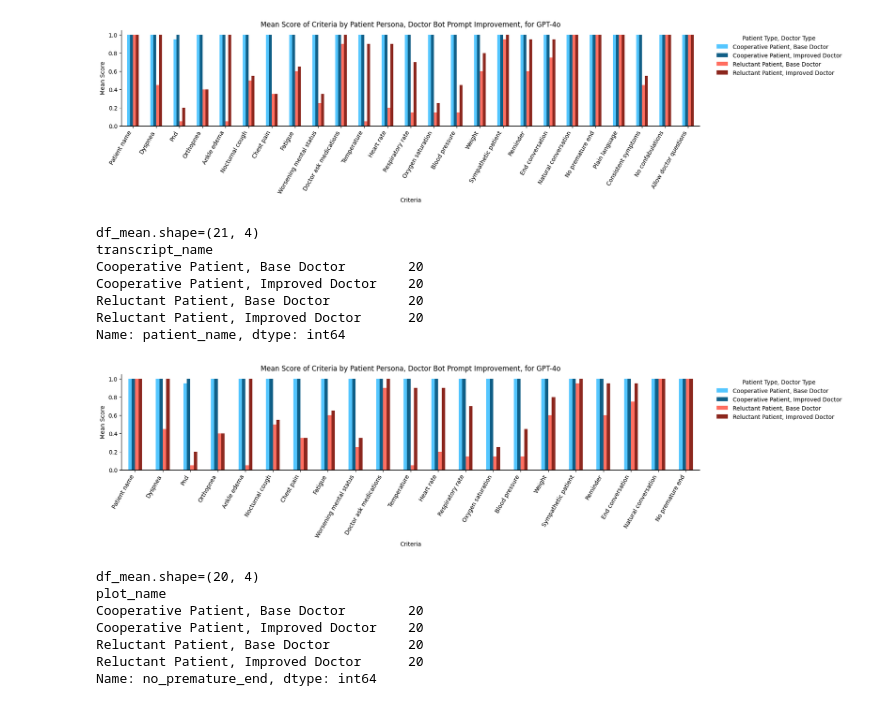
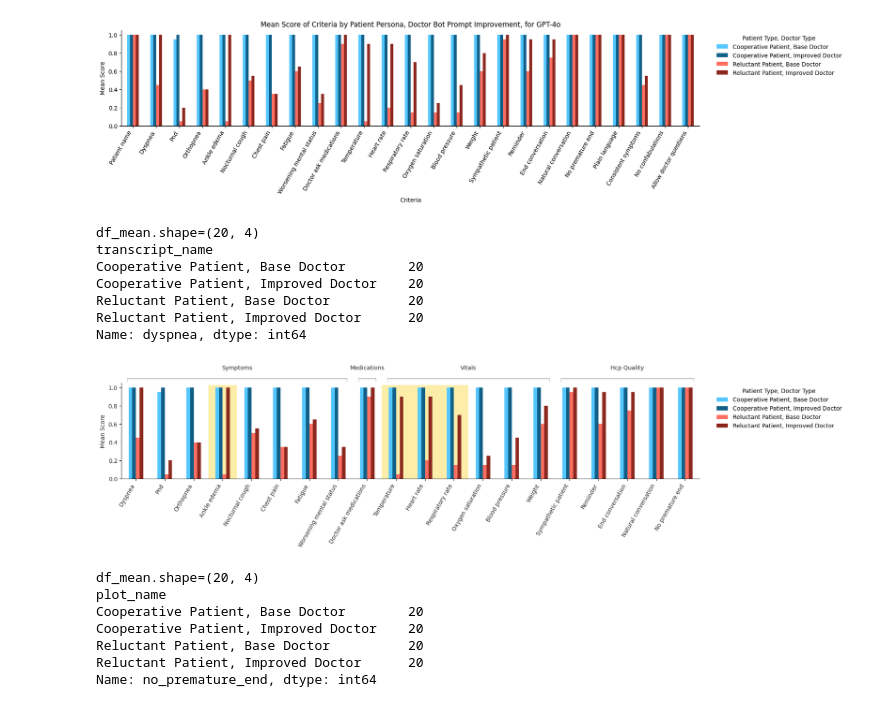
Before and after one commit to recoverycompanion/reco, a Jupyter notebook: reco_analysis/notebooks/judge/2.1_llm_judge_transcript.ipynb, the cells around one changed output. Saved outputs shown, nothing was run; the diff lists cells and outputs as text; code cells hidden in the pictures.

Commit message:
more changes to charts

```diff
--- a/reco_analysis/notebooks/judge/2.1_llm_judge_transcript.ipynb
+++ b/reco_analysis/notebooks/judge/2.1_llm_judge_transcript.ipynb
@@ -587,54 +603,106 @@ Reluctant Patient, Improved Doctor      20
 Name: patient_name, dtype: int64
 [figure]
 # %%
+# PLOT: GPT-4o across all criteria
+
 df = df_results.copy()
 
 transcript_names_to_plot = ["gpt4o_cooperative_basedoc", "gpt4o_cooperative_imprdoc", "gpt4o_reluctant_basedoc", "gpt4o_reluctant_imprdoc"]
 # replace colors. use light blue, dark blue, light red, dark red
 colors = ["#54c6ff", "#105f87", "#ff6f61", "#8c271e"]
+
+# for a transition slide -- improved doctor gets white color
+# colors = ["#54c6ff", "#ffffff", "#ff6f61", "#ffffff"]
+
 # columns to exclude
-exclude_columns = ["plain_language", "consistent_symptoms", "no_confabulations", "allow_doctor_questions"]
+exclude_columns = ["plain_language", "consistent_symptoms", "no_confabulations", "allow_doctor_questions", "patient_name"]
 leftover_judge_criteria = {k: v for k, v in judge_criteria.items() if k not in exclude_columns}
+
+criteria_type = {
+    "symptoms": ["dyspnea", "pnd", "orthopnea", "ankle_edema", "nocturnal_cough", "chest_pain", "fatigue", "worsening_mental_status"],
+    "medications": ["doctor_ask_medications"],
+    "vitals": ["temperature", "heart_rate", "respiratory_rate", "oxygen_saturation", "blood_pressure", "weight"],
+    "hcp_quality": ["sympathetic_patient", "reminder", "end_conversation", "natural_conversation", "no_premature_end"],
+}
+
+# Flatten the list of criteria
+criteria_flat = [item for sublist in criteria_type.values() for item in sublist]
+criteria_labels = [key for key, sublist in criteria_type.items() for item in sublist]
 
 df = df[df["transcript_name"].isin(transcript_names_to_plot)].drop(columns=exclude_columns)
 df.groupby("transcript_name")[list(leftover_judge_criteria.keys())].mean()
 
 # plot bar plot
 df["transcript_name"] = pd.Categorical(
     df["transcript_name"], categories=transcript_names_to_plot, ordered=True
 )
 
 # for legend, combine patient type and doctor type
 df["transcript_name"] = df["patient_type"].str.capitalize() + " Patient, " + df["doctor_type"].str.capitalize() + " Doctor"
 
 df_grouped = df.groupby("transcript_name")[list(leftover_judge_criteria.keys())]
 df_mean = df_grouped.mean().T
-df_mean.plot(kind="bar", figsize=(18, 3), color=colors)
+fig, ax = plt.subplots(figsize=(18, 3))
+df_mean.plot(kind="bar", ax=ax, color=colors)
 # validation
 print(f"{df_mean.shape=}")
-print(df_grouped.count()["patient_name"])
+print(df_grouped.count()[criteria_flat[0]])
+
+default_color = "#303030"
+ax.set_xticks(range(len(criteria_flat)))
+ax.set_xticklabels([x.replace("_", " ").capitalize() for x in criteria_flat], rotation=60, ha="right")
+
+# set default color for x-axis labels, y-axis labels, ticks, and spines
+for label in ax.get_xticklabels() + ax.get_yticklabels():
+    label.set_color(default_color)
+for spine in ax.spines.values():
+    spine.set_edgecolor(default_color)
+
+ax.set_ylim(0, 1.05)
+
+# Add criteria group labels
+for i, (group, items) in enumerate(criteria_type.items()):
+    start_index = criteria_flat.index(items[0])
+    end_index = criteria_flat.index(items[-1])
+    group_name_formatted = " ".join([x.capitalize() for x in group.split("_")])
+    ax.annotate(group_name_formatted, xy=((start_index + end_index) / 40 + 0.025, 1.16), xycoords='axes fraction', ha='center', va='center', fontsize=10, color=default_color, annotation_clip=False)
+
+    # draw a line from the start to the end
+    line_height = 1.1
+    extra_margin = 0.3
+    ax.plot([start_index - extra_margin, end_index + extra_margin], [line_height, line_height], color='gray', lw=1, clip_on=False)
+
+    # add small brackets at the start and end
+    for x in [start_index - extra_margin, end_index + extra_margin]:
+        ax.annotate("|", xy=(x - 0.01, line_height - 0.02), xycoords='data', ha='center', va='center', fontsize=5, color='gray', annotation_clip=False)
 
 plt.legend(title="Patient Type, Doctor Type", bbox_to_anchor=(1.02, 1), loc='upper left', frameon=False)
 
 plt.gca().spines['top'].set_visible(False)
 plt.gca().spines['right'].set_visible(False)
 
 plt.xticks(ticks=range(len(leftover_judge_criteria)), labels=[x.replace("_", " ").capitalize() for x in leftover_judge_criteria.keys()], rotation=60, ha="right")
 
-plt.ylabel("Mean Score")
-plt.xlabel("Criteria")
-plt.title("Mean Score of Criteria by Patient Persona, Doctor Bot Prompt Improvement, for GPT-4o")
+plt.ylabel("Mean Score", color=default_color)
+# plt.xlabel("Criteria")
+# plt.title("Mean Score of Criteria by Patient Persona, Doctor Bot Prompt Improvement, for GPT-4o")
+
+# focus: put a box around some criteria
+width = 1.0
+for focus_criteria in ["ankle_edema", "temperature", "heart_rate", "respiratory_rate"]:
+    focus_index = criteria_flat.index(focus_criteria)
+    ax.add_patch(plt.Rectangle((focus_index - width / 2, 0), width, 1.03, fill=True, color="#fceea9", lw=0, zorder=-1))
 
 plt.show()
 # %% [output]
-df_mean.shape=(21, 4)
+df_mean.shape=(20, 4)
 transcript_name
 Cooperative Patient, Base Doctor        20
 Cooperative Patient, Improved Doctor    20
 Reluctant Patient, Base Doctor          20
 Reluctant Patient, Improved Doctor      20
-Name: patient_name, dtype: int64
+Name: dyspnea, dtype: int64
-[figure, old version]
+[figure, new version]
 # %%
 df = df_results.copy()
 
```
Also changed, not shown: parts of 3 cells of this notebook.
